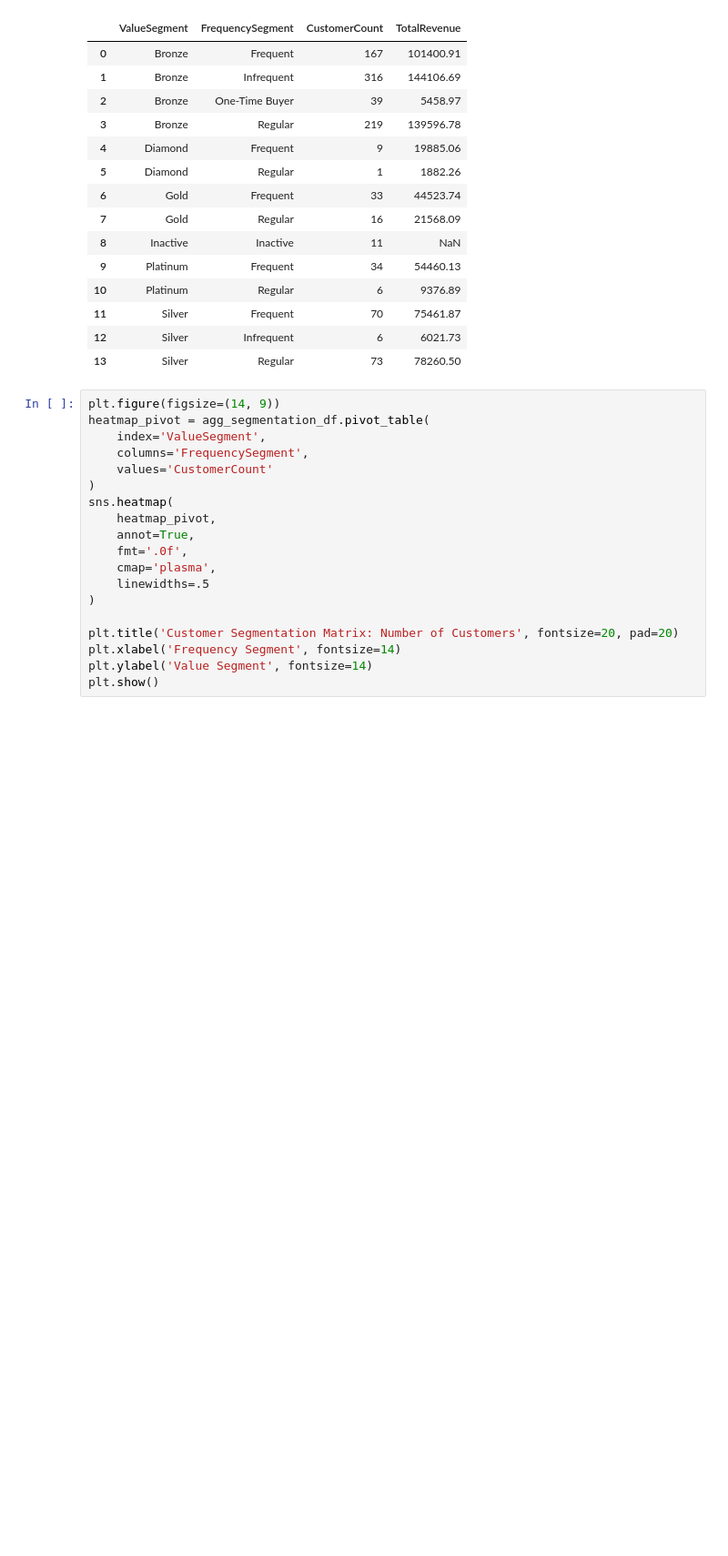
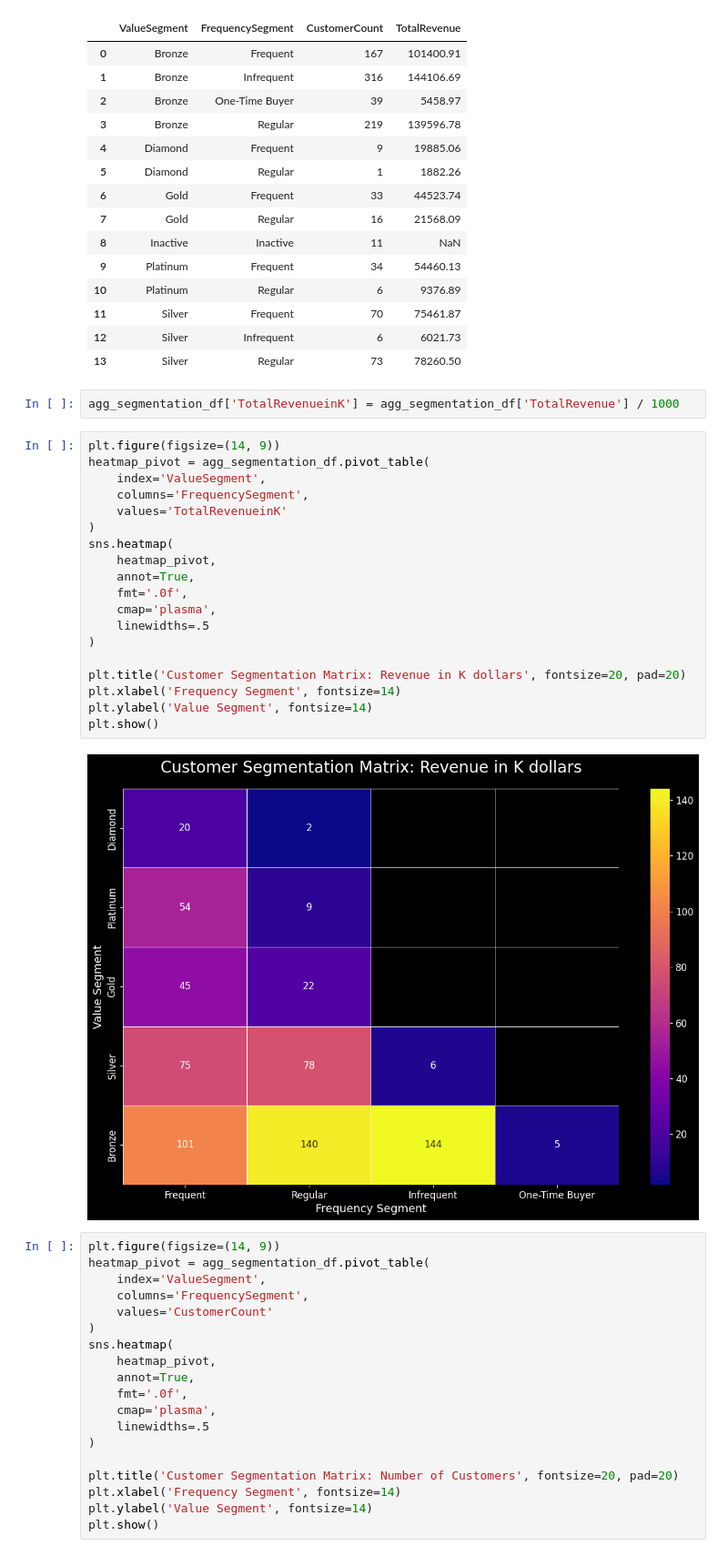
Before and after one commit to artech-0/sql-market-analysis-case-study, a Jupyter notebook: sql_case_study.ipynb, the cells around one changed output. Shown at 91% size. Cells and saved outputs as stored; diff of their text form; blank space fills up the shorter version.

Commit message:
added revenue heatmap

```diff
--- a/sql_case_study.ipynb
+++ b/sql_case_study.ipynb
@@ -2187,6 +2187,29 @@ agg_segmentation_df
 | 11 | Silver | Frequent | 70 | 75461.87 |
 | 12 | Silver | Infrequent | 6 | 6021.73 |
 | 13 | Silver | Regular | 73 | 78260.50 |
+# %%
+agg_segmentation_df['TotalRevenueinK'] = agg_segmentation_df['TotalRevenue'] / 1000
+# %%
+plt.figure(figsize=(14, 9))
+heatmap_pivot = agg_segmentation_df.pivot_table(
+    index='ValueSegment',
+    columns='FrequencySegment',
+    values='TotalRevenueinK'
+)
+sns.heatmap(
+    heatmap_pivot,
+    annot=True,
+    fmt='.0f',
+    cmap='plasma',
+    linewidths=.5
+)
+
+plt.title('Customer Segmentation Matrix: Revenue in K dollars', fontsize=20, pad=20)
+plt.xlabel('Frequency Segment', fontsize=14)
+plt.ylabel('Value Segment', fontsize=14)
+plt.show()
+# %% [output]
+[figure, added]
 # %%
 plt.figure(figsize=(14, 9))
 heatmap_pivot = agg_segmentation_df.pivot_table(
```
Also changed, not shown: parts of 1 cell of this notebook.
